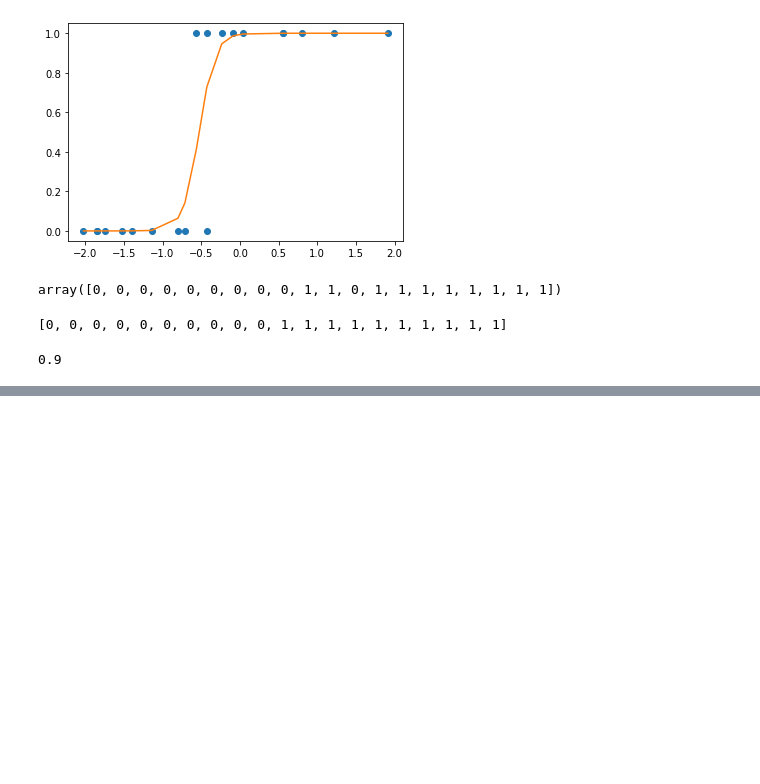
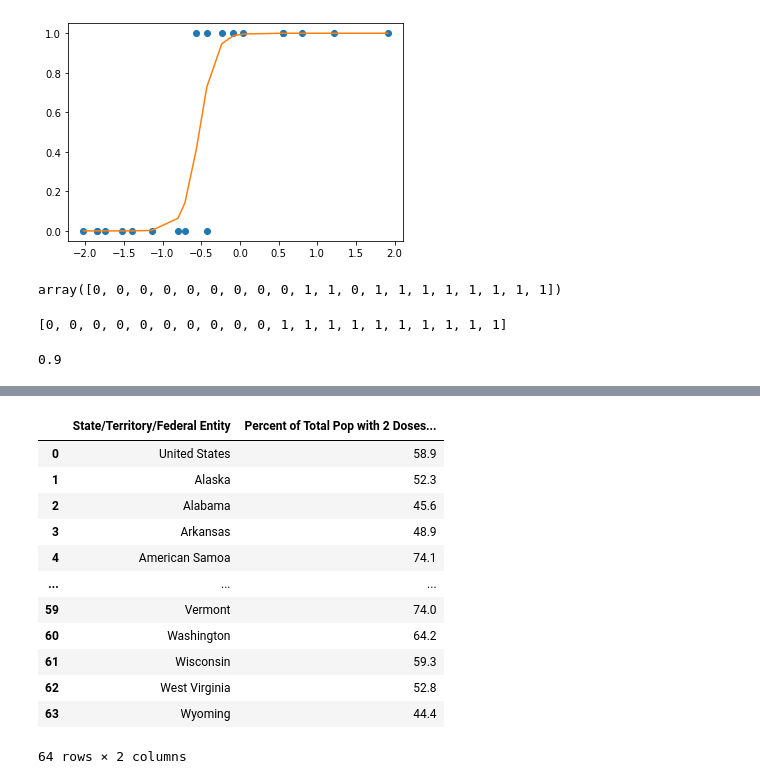
Before and after one commit to rahuldave/Workshops, a Jupyter notebook: Untitled.ipynb, the cells around one changed output, grey strips where cells are left out. Drawn from its saved outputs; the diff is of its cells as text; code cells hidden in the pictures; blank space fills up the shorter version.

```diff
--- a/Untitled.ipynb
+++ b/Untitled.ipynb
@@ -157,0 +270,17 @@ accuracy
+# %%
+df2 = df[['State/Territory/Federal Entity', 'Percent of Total Pop with 2 Doses by State of Residence']]
+df2
+# %% [output]
+|  | State/Territory/Federal Entity | Percent of Total Pop with 2 Doses... |
+| 0 | United States | 58.9 |
+| 1 | Alaska | 52.3 |
+| 2 | Alabama | 45.6 |
+| 3 | Arkansas | 48.9 |
+| 4 | American Samoa | 74.1 |
+| ... | ... | ... |
+| 59 | Vermont | 74.0 |
+| 60 | Washington | 64.2 |
+| 61 | Wisconsin | 59.3 |
+| 62 | West Virginia | 52.8 |
+| 63 | Wyoming | 44.4 |
+64 rows × 2 columns
```
Also changed, not shown: parts of 26 cells of this notebook, 3 other files.
